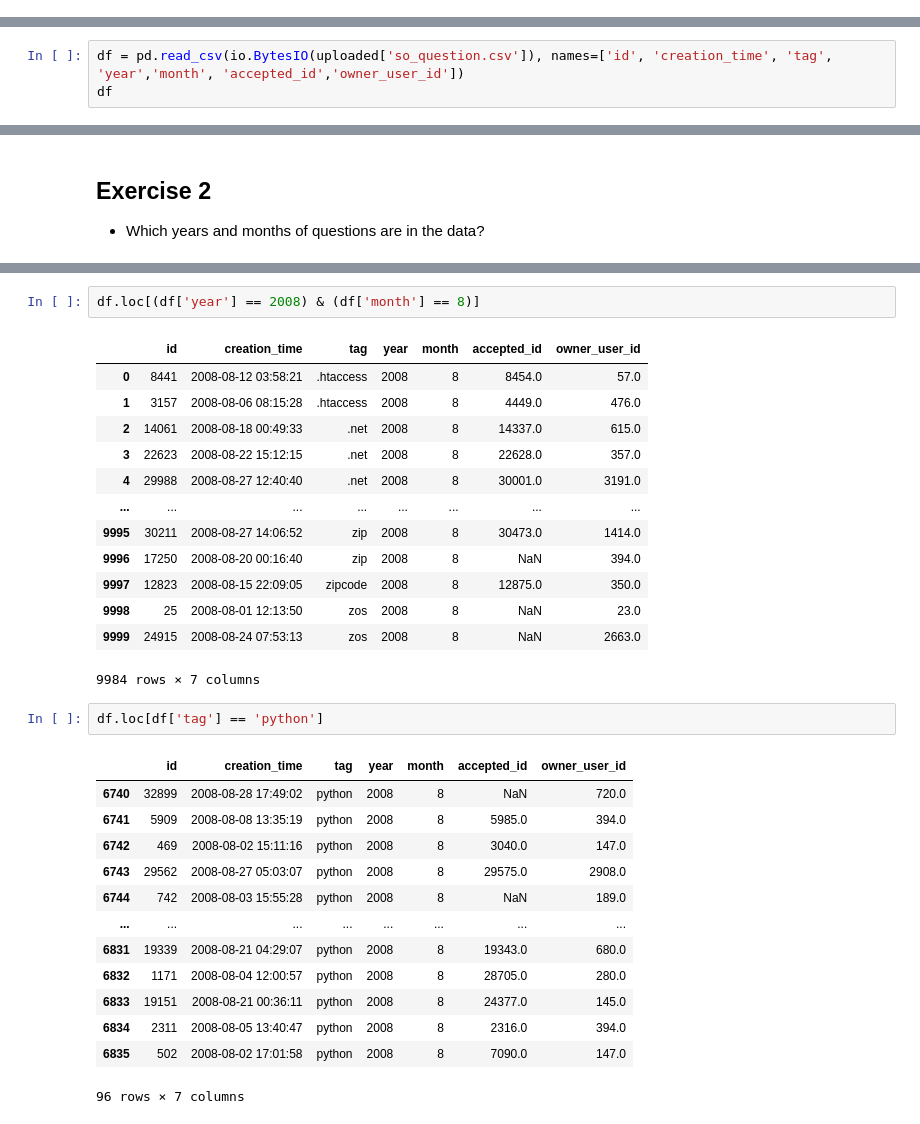
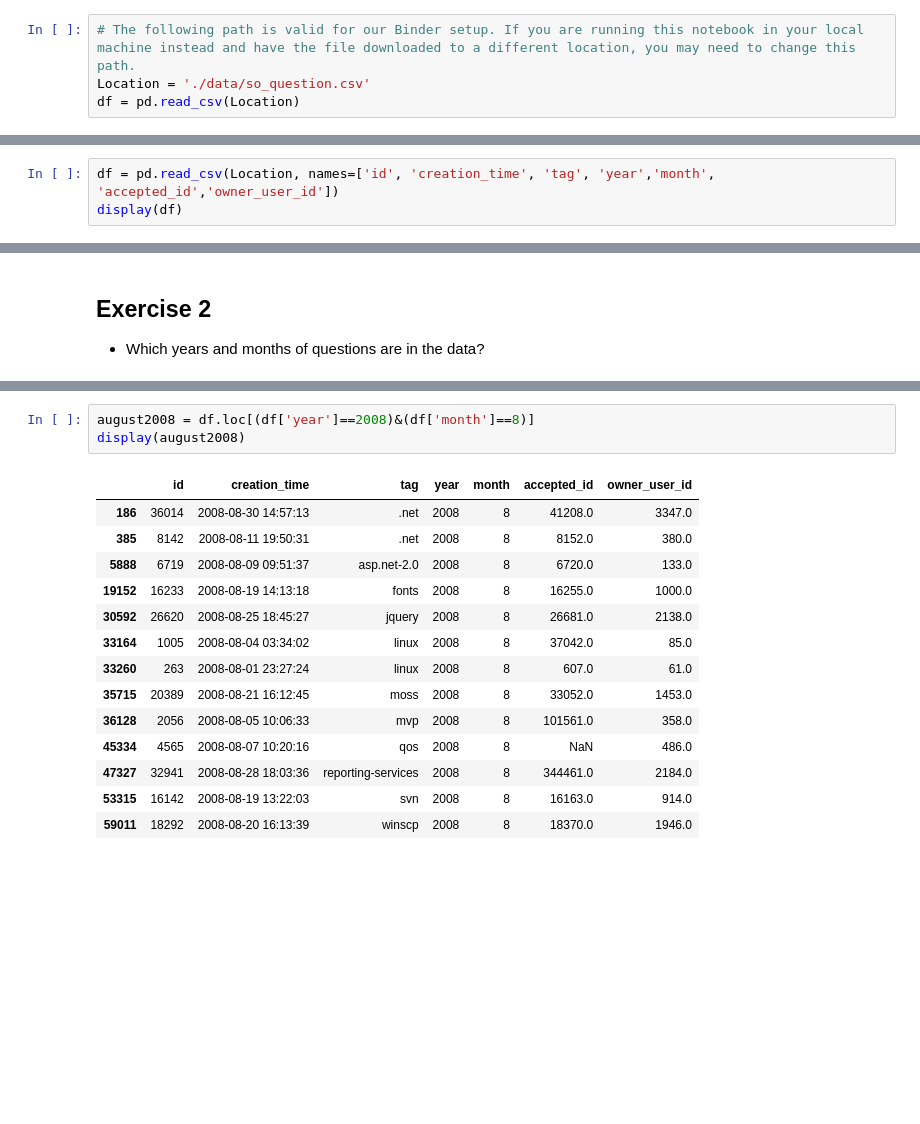
Before and after one commit to ccss-rs/python-workshop-series, a Jupyter notebook: pandas.ipynb, the cells around one changed output, grey strips where cells are left out. Drawn from its saved outputs; the diff is of its cells as text; blank space fills up the shorter version.

Commit message:
second pass over pandas notebook

```diff
--- a/pandas.ipynb
+++ b/pandas.ipynb
@@ -87,0 +66,4 @@ df
+# %%
+# The following path is valid for our Binder setup. If you are running this notebook in your local machine instead and have the file downloaded to a different location, you may need to change this path.
+Location = './data/so_question.csv'
+df = pd.read_csv(Location)
@@ -111,5 +128,5 @@ If we wanted to give the columns specific names, we would have to pass another p
 # %%
-df = pd.read_csv(io.BytesIO(uploaded['so_question.csv']), names=['id', 'creation_time', 'tag', 'year','month', 'accepted_id','owner_user_id'])
-df
+df = pd.read_csv(Location, names=['id', 'creation_time', 'tag', 'year','month', 'accepted_id','owner_user_id'])
+display(df)
 # %% [output]
 |  | id | creation_time | tag | year | month | accepted_id | owner_user_id |
@@ -268,32 +342,18 @@ We can achieve this by using 'loc' method.
 # %%
-df.loc[(df['year'] == 2008) & (df['month'] == 8)]
+august2008 = df.loc[(df['year']==2008)&(df['month']==8)]
+display(august2008)
 # %% [output]
 |  | id | creation_time | tag | year | month | accepted_id | owner_user_id |
-| 0 | 8441 | 2008-08-12 03:58:21 | .htaccess | 2008 | 8 | 8454.0 | 57.0 |
-| 1 | 3157 | 2008-08-06 08:15:28 | .htaccess | 2008 | 8 | 4449.0 | 476.0 |
-| 2 | 14061 | 2008-08-18 00:49:33 | .net | 2008 | 8 | 14337.0 | 615.0 |
-| 3 | 22623 | 2008-08-22 15:12:15 | .net | 2008 | 8 | 22628.0 | 357.0 |
-| 4 | 29988 | 2008-08-27 12:40:40 | .net | 2008 | 8 | 30001.0 | 3191.0 |
-| ... | ... | ... | ... | ... | ... | ... | ... |
-| 9995 | 30211 | 2008-08-27 14:06:52 | zip | 2008 | 8 | 30473.0 | 1414.0 |
-| 9996 | 17250 | 2008-08-20 00:16:40 | zip | 2008 | 8 | NaN | 394.0 |
-| 9997 | 12823 | 2008-08-15 22:09:05 | zipcode | 2008 | 8 | 12875.0 | 350.0 |
-| 9998 | 25 | 2008-08-01 12:13:50 | zos | 2008 | 8 | NaN | 23.0 |
-| 9999 | 24915 | 2008-08-24 07:53:13 | zos | 2008 | 8 | NaN | 2663.0 |
+| 186 | 36014 | 2008-08-30 14:57:13 | .net | 2008 | 8 | 41208.0 | 3347.0 |
+| 385 | 8142 | 2008-08-11 19:50:31 | .net | 2008 | 8 | 8152.0 | 380.0 |
+| 5888 | 6719 | 2008-08-09 09:51:37 | asp.net-2.0 | 2008 | 8 | 6720.0 | 133.0 |
+| 19152 | 16233 | 2008-08-19 14:13:18 | fonts | 2008 | 8 | 16255.0 | 1000.0 |
+| 30592 | 26620 | 2008-08-25 18:45:27 | jquery | 2008 | 8 | 26681.0 | 2138.0 |
+| 33164 | 1005 | 2008-08-04 03:34:02 | linux | 2008 | 8 | 37042.0 | 85.0 |
+| 33260 | 263 | 2008-08-01 23:27:24 | linux | 2008 | 8 | 607.0 | 61.0 |
+| 35715 | 20389 | 2008-08-21 16:12:45 | moss | 2008 | 8 | 33052.0 | 1453.0 |
+| 36128 | 2056 | 2008-08-05 10:06:33 | mvp | 2008 | 8 | 101561.0 | 358.0 |
+| 45334 | 4565 | 2008-08-07 10:20:16 | qos | 2008 | 8 | NaN | 486.0 |
+| 47327 | 32941 | 2008-08-28 18:03:36 | reporting-services | 2008 | 8 | 344461.0 | 2184.0 |
+| 53315 | 16142 | 2008-08-19 13:22:03 | svn | 2008 | 8 | 16163.0 | 914.0 |
+| 59011 | 18292 | 2008-08-20 16:13:39 | winscp | 2008 | 8 | 18370.0 | 1946.0 |
-9984 rows × 7 columns
-# %%
-df.loc[df['tag'] == 'python']
-# %% [output]
-|  | id | creation_time | tag | year | month | accepted_id | owner_user_id |
-| 6740 | 32899 | 2008-08-28 17:49:02 | python | 2008 | 8 | NaN | 720.0 |
-| 6741 | 5909 | 2008-08-08 13:35:19 | python | 2008 | 8 | 5985.0 | 394.0 |
-| 6742 | 469 | 2008-08-02 15:11:16 | python | 2008 | 8 | 3040.0 | 147.0 |
-| 6743 | 29562 | 2008-08-27 05:03:07 | python | 2008 | 8 | 29575.0 | 2908.0 |
-| 6744 | 742 | 2008-08-03 15:55:28 | python | 2008 | 8 | NaN | 189.0 |
-| ... | ... | ... | ... | ... | ... | ... | ... |
-| 6831 | 19339 | 2008-08-21 04:29:07 | python | 2008 | 8 | 19343.0 | 680.0 |
-| 6832 | 1171 | 2008-08-04 12:00:57 | python | 2008 | 8 | 28705.0 | 280.0 |
-| 6833 | 19151 | 2008-08-21 00:36:11 | python | 2008 | 8 | 24377.0 | 145.0 |
-| 6834 | 2311 | 2008-08-05 13:40:47 | python | 2008 | 8 | 2316.0 | 394.0 |
-| 6835 | 502 | 2008-08-02 17:01:58 | python | 2008 | 8 | 7090.0 | 147.0 |
-96 rows × 7 columns
```
Also changed, not shown: parts of 97 cells of this notebook, 1 other file.
